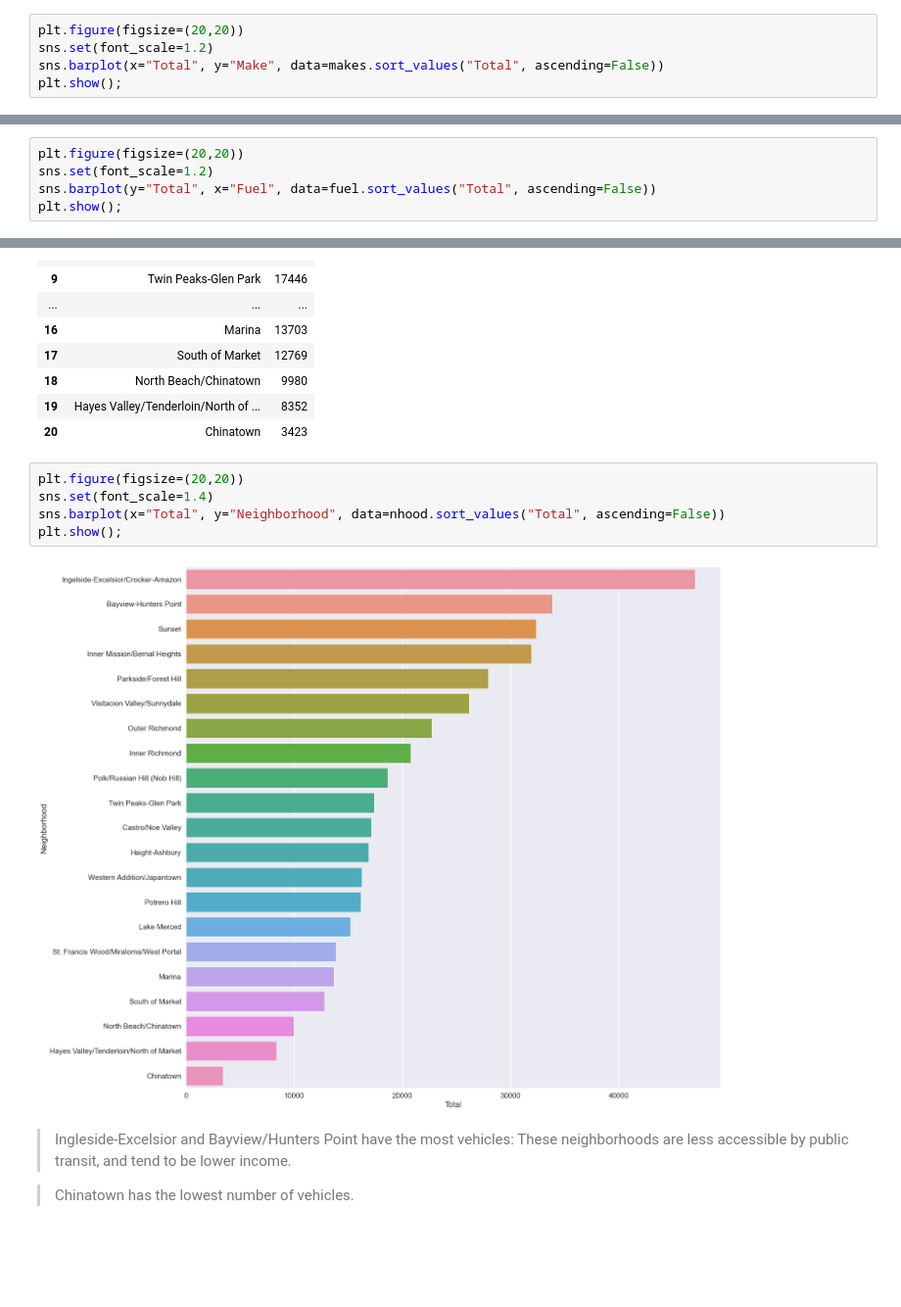
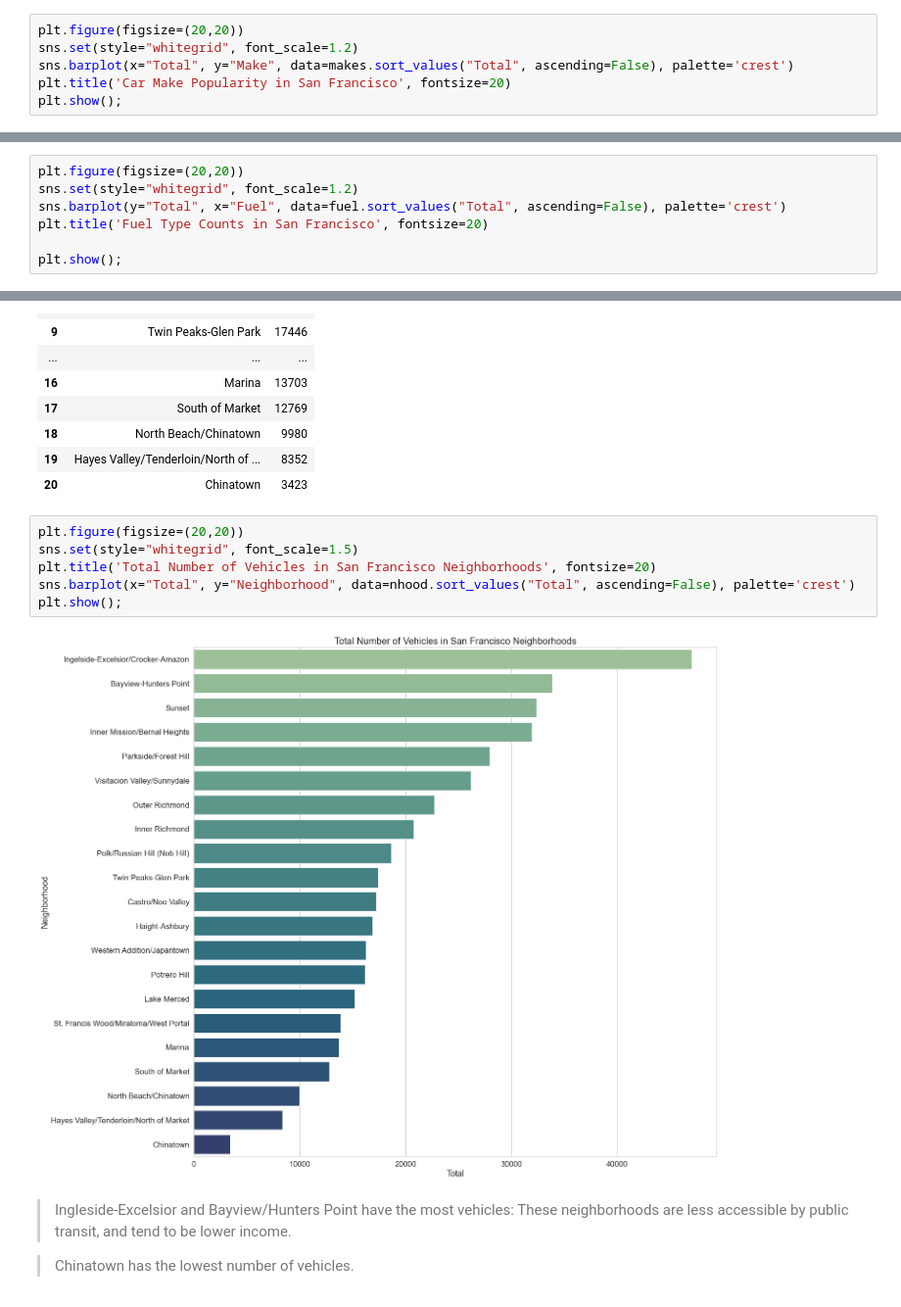
Before and after one commit to lanapalmer/Electric_vs_Gasoline_VehiclesSF, a Jupyter notebook: VehiclesSF.ipynb, the cells around one changed output, grey strips where cells are left out. Shown at 98% size. Saved outputs shown, nothing was run; the diff lists cells and outputs as text; blank space fills up the shorter version.

```diff
--- a/VehiclesSF.ipynb
+++ b/VehiclesSF.ipynb
@@ -208,7 +209,8 @@ makes.sort_values(by=['Total'], ascending=False).reset_index(drop=True)
 66 rows × 2 columns
 # %%
 plt.figure(figsize=(20,20))
-sns.set(font_scale=1.2)
-sns.barplot(x="Total", y="Make", data=makes.sort_values("Total", ascending=False))
+sns.set(style="whitegrid", font_scale=1.2)
+sns.barplot(x="Total", y="Make", data=makes.sort_values("Total", ascending=False), palette='crest')
+plt.title('Car Make Popularity in San Francisco', fontsize=20)
 plt.show();
 # %% [output]
@@ -251,7 +253,9 @@ fuel.sort_values(by=['Total'], ascending=False).reset_index(drop=True)
 | 8 | Other | 33 |
 # %%
 plt.figure(figsize=(20,20))
-sns.set(font_scale=1.2)
-sns.barplot(y="Total", x="Fuel", data=fuel.sort_values("Total", ascending=False))
+sns.set(style="whitegrid", font_scale=1.2)
+sns.barplot(y="Total", x="Fuel", data=fuel.sort_values("Total", ascending=False), palette='crest')
+plt.title('Fuel Type Counts in San Francisco', fontsize=20)
+
 plt.show();
 # %% [output]
@@ -301,11 +305,12 @@ nhood.sort_values(by=['Total'], ascending=False).reset_index(drop=True)
 | 20 | Chinatown | 3423 |
 # %%
 plt.figure(figsize=(20,20))
-sns.set(font_scale=1.4)
-sns.barplot(x="Total", y="Neighborhood", data=nhood.sort_values("Total", ascending=False))
+sns.set(style="whitegrid", font_scale=1.5)
+plt.title('Total Number of Vehicles in San Francisco Neighborhoods', fontsize=20)
+sns.barplot(x="Total", y="Neighborhood", data=nhood.sort_values("Total", ascending=False), palette='crest')
 plt.show();
 # %% [output]
-[figure, old version]
+[figure, new version]
 # %% [markdown]
 > Ingleside-Excelsior and Bayview/Hunters Point have the most vehicles: These neighborhoods are less accessible by public transit, and tend to be lower income.
 
```
Also changed, not shown: parts of 46 cells of this notebook, 6 other files.
